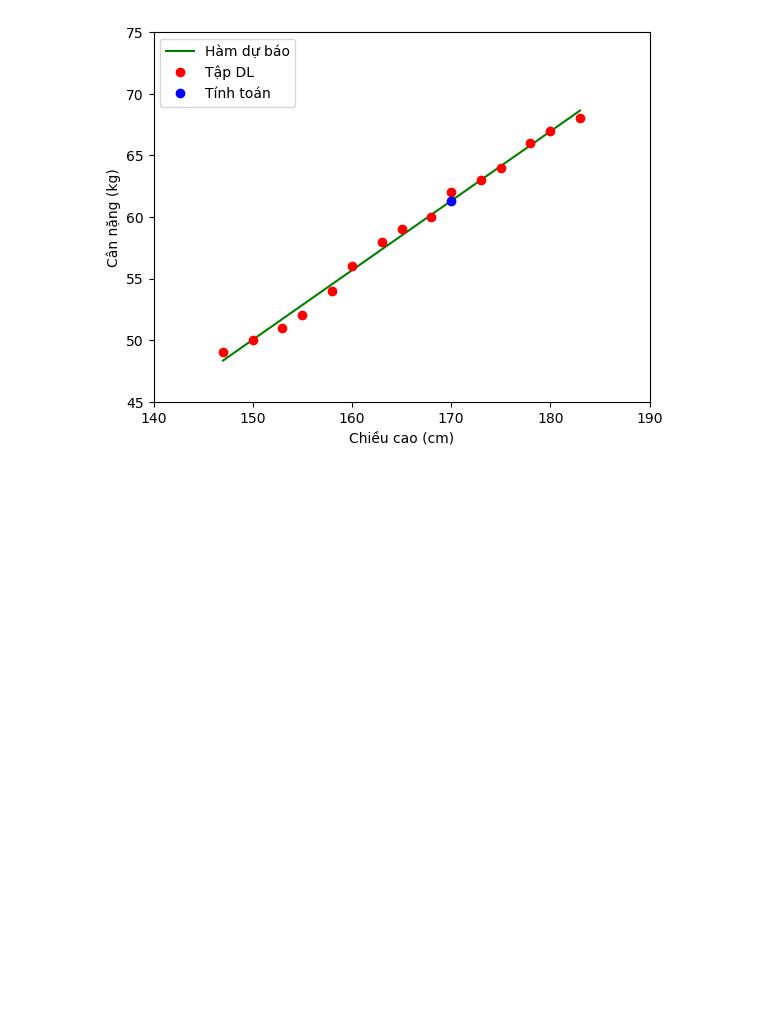
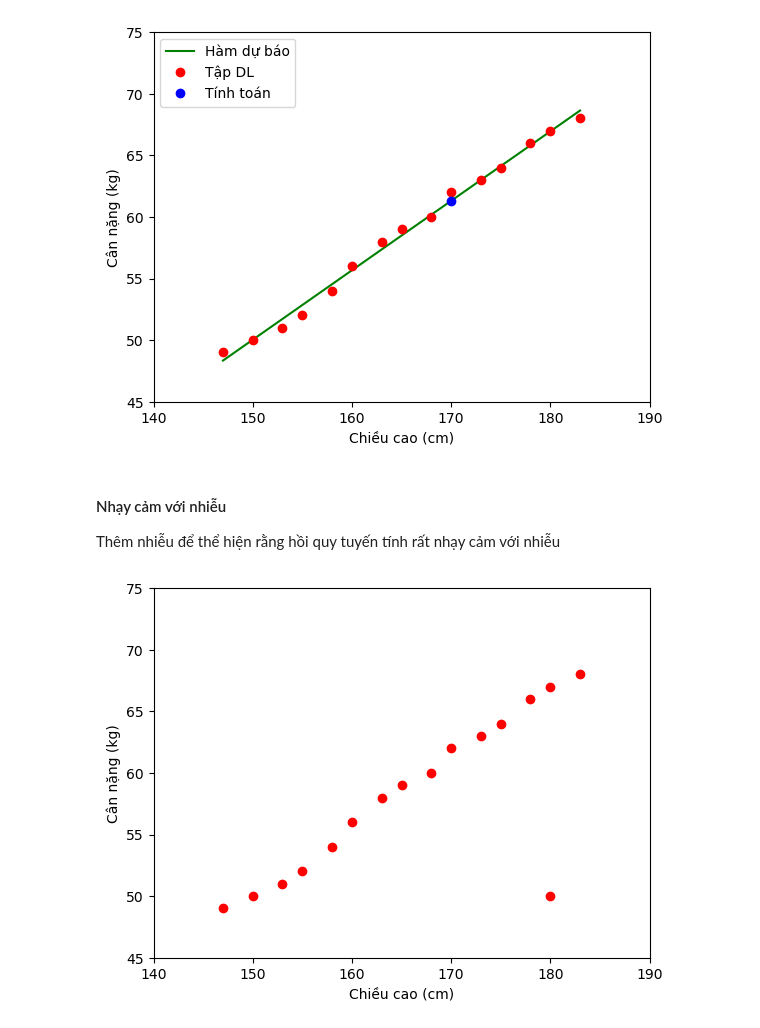
Before and after one commit to HoanChan/DataAnalytics, a Jupyter notebook: Notebook/6.Linear regression ex.ipynb, the cells around one changed output. Saved outputs shown, nothing was run; the diff lists cells and outputs as text; code cells hidden in the pictures; blank space fills up the shorter version.

Commit message:
Cập nhật Hồi quy tuyến tính

```diff
--- a/Notebook/6.Linear regression ex.ipynb
+++ b/Notebook/6.Linear regression ex.ipynb
@@ -69,3 +69,18 @@ plt.ylabel('Cân nặng (kg)')
 plt.show()
 # %% [output]
 [figure]
+# %% [markdown]
+#### Nhạy cảm với nhiễu
+Thêm nhiễu để thể hiện rằng hồi quy tuyến tính rất nhạy cảm với nhiễu
+# %%
+# Thêm nhiễu
+X = np.append(X, np.array([[180]]).T, axis=0)
+y = np.append(y, np.array([[50]]).T, axis=0)
+# Vẽ lại đồ thị
+plt.plot(X, y, 'ro')
+plt.axis([140, 190, 45, 75])
+plt.xlabel('Chiều cao (cm)')
+plt.ylabel('Cân nặng (kg)')
+plt.show()
+# %% [output]
+[figure, added]
```
Also changed, not shown: parts of 2 cells of this notebook, 1 other file.
